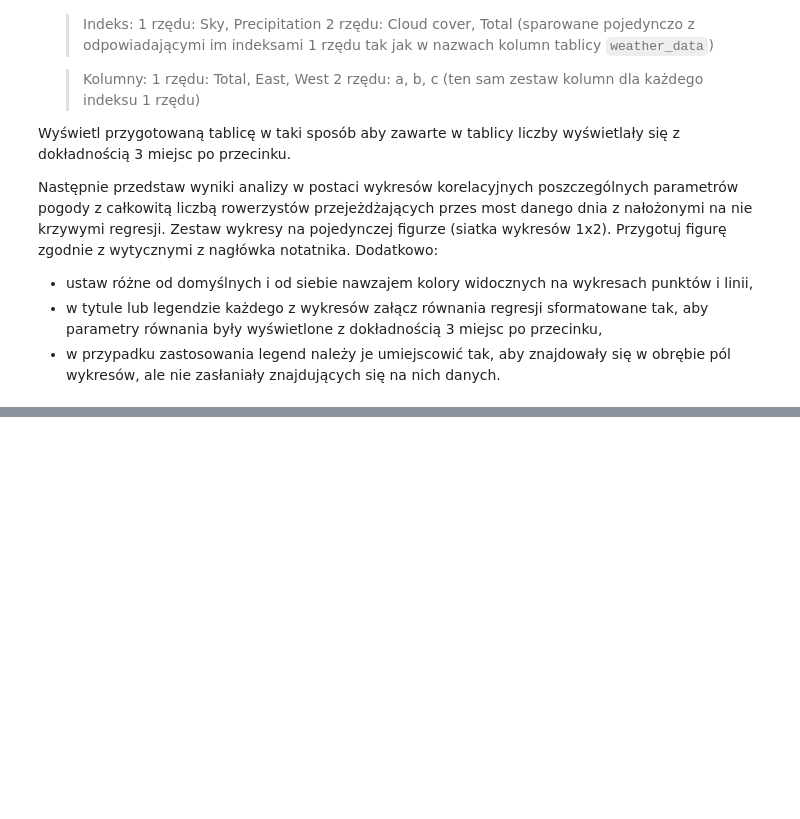
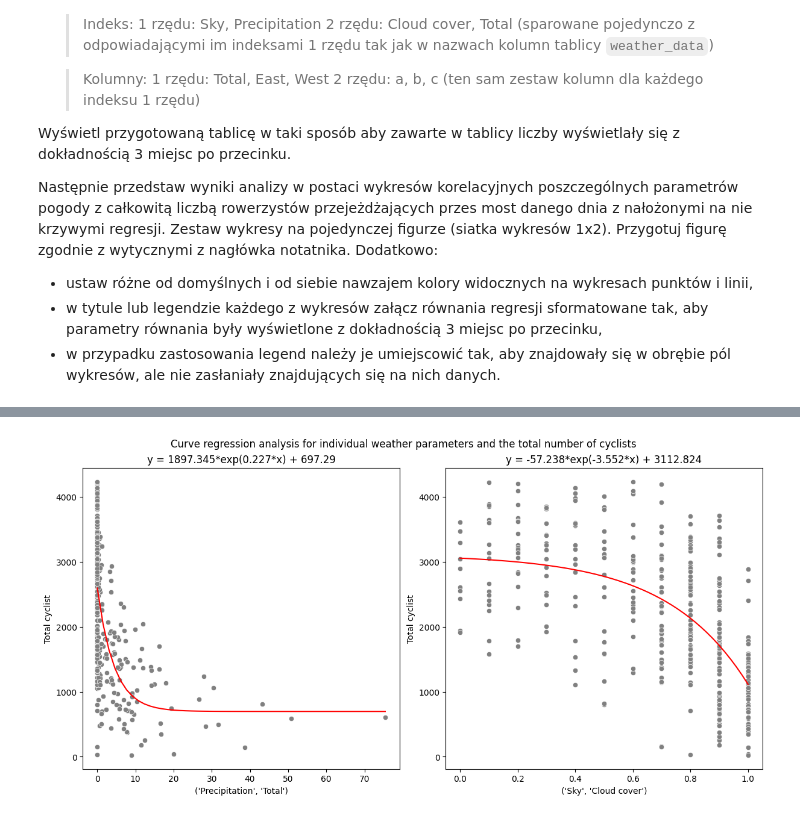
Before and after one commit to zuzannabrauer/dataAnalysisPython, a Jupyter notebook: ZZ03_CZ03.ipynb, the cells around one changed output, grey strips where cells are left out. Saved outputs shown, nothing was run; the diff lists cells and outputs as text; code cells hidden in the pictures; blank space fills up the shorter version.

```diff
--- a/ZZ03_CZ03.ipynb
+++ b/ZZ03_CZ03.ipynb
@@ -313,6 +386,24 @@ assert np.isclose(regression_data_2.loc[("Precipitation", "Total"), ('Total', 'a
 assert np.isclose(regression_data_2.loc[(("Sky", "Cloud cover")), ('East', 'b')], -3.5974646434134456)
 assert np.isclose(regression_data_2.loc[("Precipitation", "Total"), ('Total', 'c')], 697.29)
 # %%
+
 # Wykres
-# YOUR CODE HERE
-raise NotImplementedError()
+fig, ax = plt.subplots(1, 2, figsize = (12, 6), constrained_layout = True)
+
+temp = pd.concat([daily_bike_traffic_data['Total'], weather_data[('Precipitation', 'Total')]], axis = 1).dropna()
+sns.scatterplot(data = temp, x = ('Precipitation', 'Total'), y = 'Total', ax = ax[0], color = 'gray')
+x = np.linspace(temp[('Precipitation', 'Total')].min(), temp[('Precipitation', 'Total')].max())
+ax[0].plot(x, regression_data_2.loc[('Precipitation', 'Total'), 'Total'][0] * np.exp(-regression_data_2.loc[('Precipitation', 'Total'), 'Total'][1]*x) + regression_data_2.loc[('Precipitation', 'Total'), 'Total'][2], c="red")
+ax[0].set_ylabel('Total cyclist')
+ax[0].set_title('y = ' + str(round(regression_data_2.loc[('Precipitation', 'Total'), 'Total'][0], 3)) + '*exp(' + str(round(regression_data_2.loc[('Precipitation', 'Total'), 'Total'][1], 3)) + '*x) + ' + str(round(regression_data_2.loc[('Precipitation', 'Total'), 'Total'][2], 3)))
+
+temp = pd.concat([daily_bike_traffic_data['Total'], weather_data[('Sky', 'Cloud cover')]], axis = 1).dropna()
+sns.scatterplot(data = temp, x = ('Sky', 'Cloud cover'), y = 'Total', ax = ax[1], color = 'gray')
+x = np.linspace(temp[('Sky', 'Cloud cover')].min(), temp[('Sky', 'Cloud cover')].max())
+ax[1].plot(x, regression_data_2.loc[('Sky', 'Cloud cover'), 'Total'][0] * np.exp(-regression_data_2.loc[('Sky', 'Cloud cover'), 'Total'][1]*x) + regression_data_2.loc[('Sky', 'Cloud cover'), 'Total'][2], c="red")
+ax[1].set_ylabel('Total cyclist')
+ax[1].set_title('y = ' + str(round(regression_data_2.loc[('Sky', 'Cloud cover'), 'Total'][0], 3)) + '*exp(' + str(round(regression_data_2.loc[('Sky', 'Cloud cover'), 'Total'][1], 3)) + '*x) + ' + str(round(regression_data_2.loc[('Sky', 'Cloud cover'), 'Total'][2], 3)))
+
+fig.suptitle('Curve regression analysis for individual weather parameters and the total number of cyclists');
+# %% [output]
+[figure, added]
```
Also changed, not shown: parts of 5 cells of this notebook.
